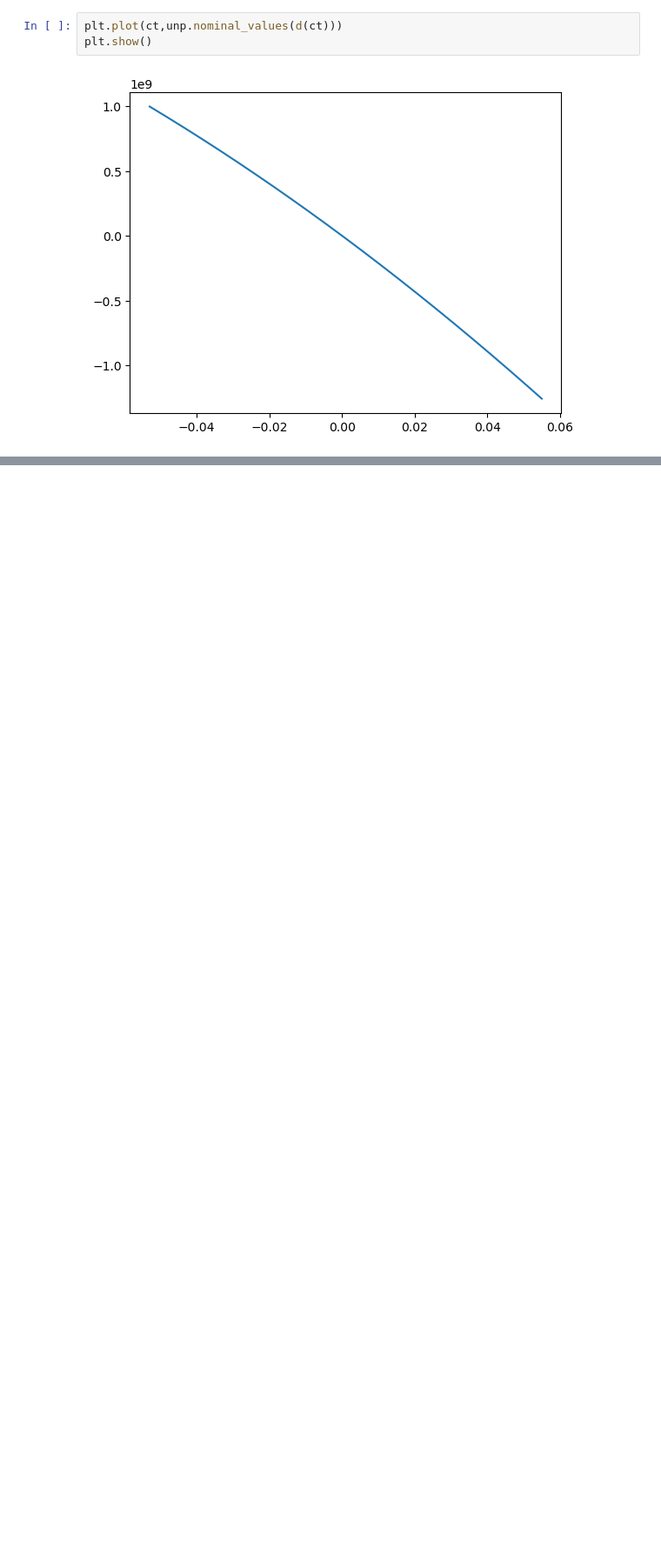
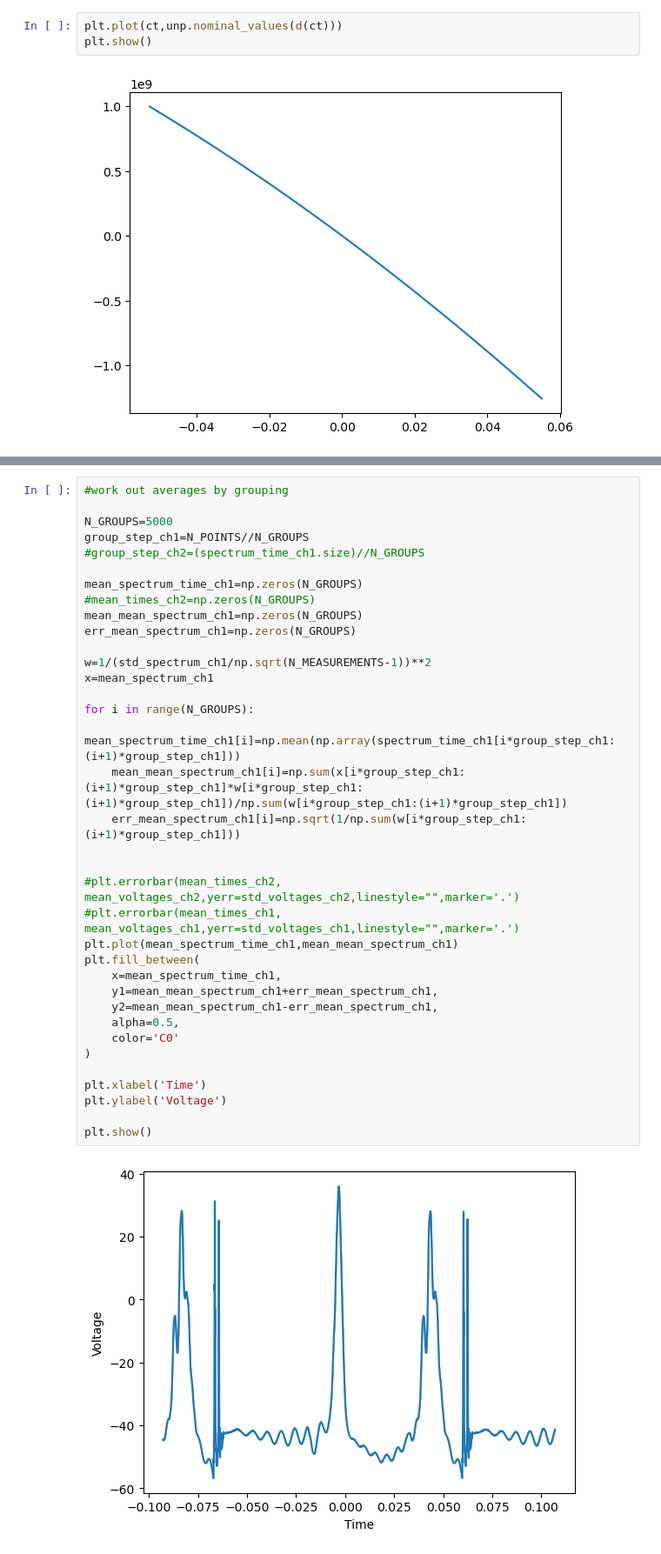
Before and after one commit to LaraTatli18/doppler-free-laser-spectroscopy, a Jupyter notebook: analyse_data.ipynb, the cells around one changed output, grey strips where cells are left out. Shown at 87% size. Drawn from its saved outputs; the diff is of its cells as text; blank space fills up the shorter version.

```diff
--- a/analyse_data.ipynb
+++ b/analyse_data.ipynb
@@ -244,0 +251,38 @@ plt.show()
+# %%
+#work out averages by grouping
+
+N_GROUPS=5000
+group_step_ch1=N_POINTS//N_GROUPS
+#group_step_ch2=(spectrum_time_ch1.size)//N_GROUPS
+
+mean_spectrum_time_ch1=np.zeros(N_GROUPS)
+#mean_times_ch2=np.zeros(N_GROUPS)
+mean_mean_spectrum_ch1=np.zeros(N_GROUPS)
+err_mean_spectrum_ch1=np.zeros(N_GROUPS)
+
+w=1/(std_spectrum_ch1/np.sqrt(N_MEASUREMENTS-1))**2
+x=mean_spectrum_ch1
+
+for i in range(N_GROUPS):
+    mean_spectrum_time_ch1[i]=np.mean(np.array(spectrum_time_ch1[i*group_step_ch1:(i+1)*group_step_ch1]))
+    mean_mean_spectrum_ch1[i]=np.sum(x[i*group_step_ch1:(i+1)*group_step_ch1]*w[i*group_step_ch1:(i+1)*group_step_ch1])/np.sum(w[i*group_step_ch1:(i+1)*group_step_ch1])
+    err_mean_spectrum_ch1[i]=np.sqrt(1/np.sum(w[i*group_step_ch1:(i+1)*group_step_ch1]))
+
+
+#plt.errorbar(mean_times_ch2, mean_voltages_ch2,yerr=std_voltages_ch2,linestyle="",marker='.')
+#plt.errorbar(mean_times_ch1, mean_voltages_ch1,yerr=std_voltages_ch1,linestyle="",marker='.')
+plt.plot(mean_spectrum_time_ch1,mean_mean_spectrum_ch1)
+plt.fill_between(
+    x=mean_spectrum_time_ch1,
+    y1=mean_mean_spectrum_ch1+err_mean_spectrum_ch1,
+    y2=mean_mean_spectrum_ch1-err_mean_spectrum_ch1,
+    alpha=0.5,
+    color='C0'
+)
+
+plt.xlabel('Time')
+plt.ylabel('Voltage')
+
+plt.show()
+# %% [output]
+[figure, added]
```
Also changed, not shown: parts of 5 cells of this notebook.
